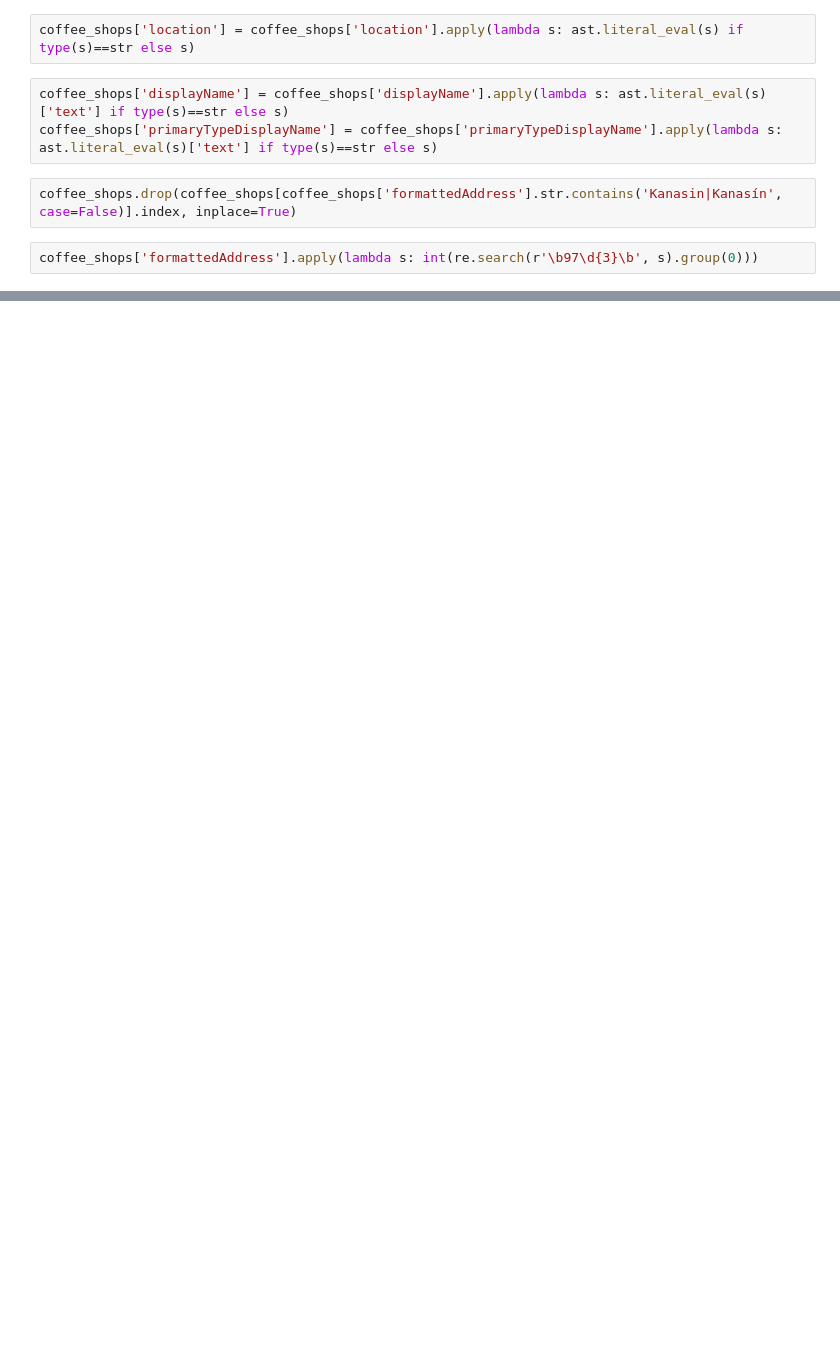
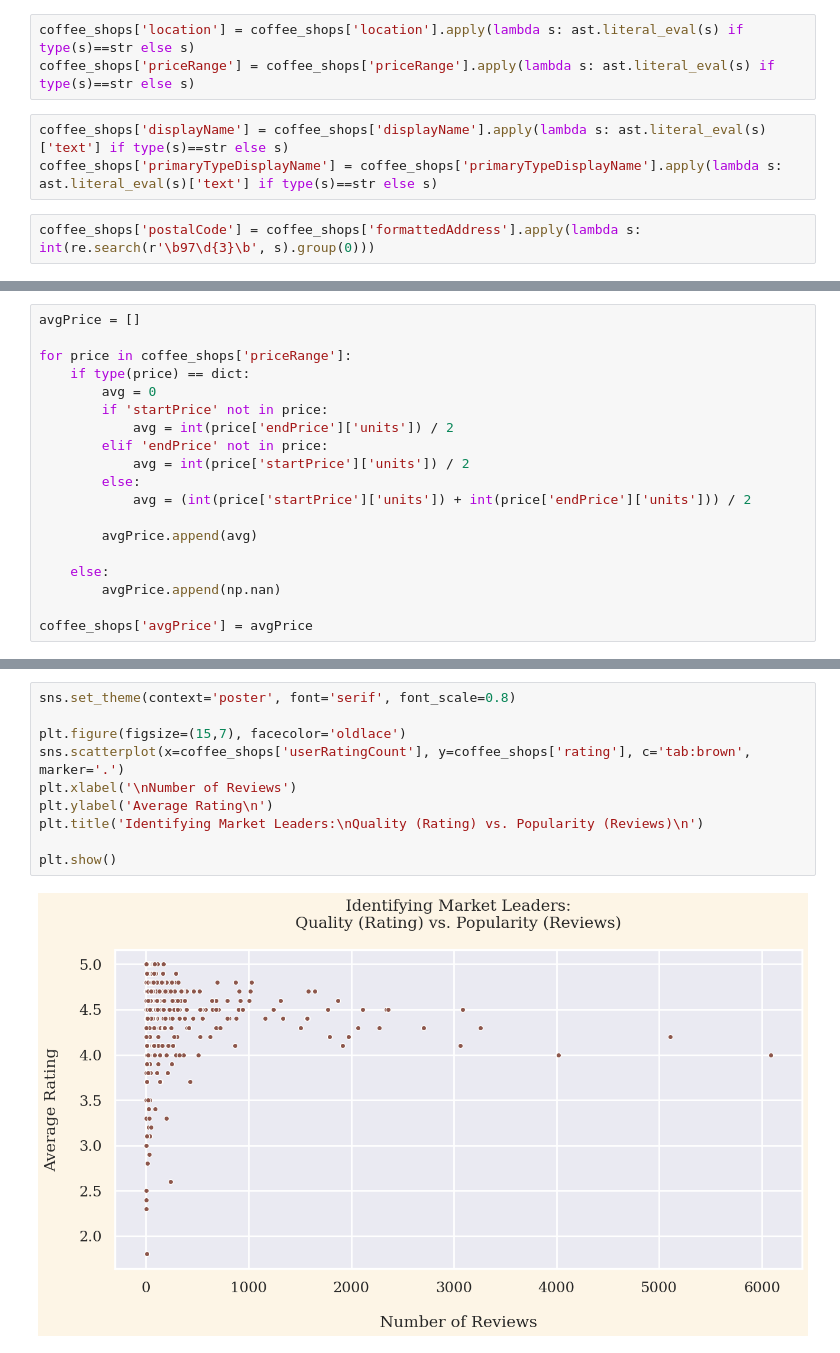
Before and after one commit to cj-chavarria/Merida-Coffee-Shops-Analysis, a Jupyter notebook: coffee-shops-analysis.ipynb, the cells around one changed output, grey strips where cells are left out. Drawn from its saved outputs; the diff is of its cells as text; blank space fills up the shorter version.

```diff
--- a/coffee-shops-analysis.ipynb
+++ b/coffee-shops-analysis.ipynb
@@ -78,9 +96,8 @@ coffee_shops.shape
 # %%
 coffee_shops['location'] = coffee_shops['location'].apply(lambda s: ast.literal_eval(s) if type(s)==str else s)
+coffee_shops['priceRange'] = coffee_shops['priceRange'].apply(lambda s: ast.literal_eval(s) if type(s)==str else s)
 # %%
 coffee_shops['displayName'] = coffee_shops['displayName'].apply(lambda s: ast.literal_eval(s)['text'] if type(s)==str else s)
 coffee_shops['primaryTypeDisplayName'] = coffee_shops['primaryTypeDisplayName'].apply(lambda s: ast.literal_eval(s)['text'] if type(s)==str else s)
-# %%
-coffee_shops.drop(coffee_shops[coffee_shops['formattedAddress'].str.contains('Kanasin|Kanasín', case=False)].index, inplace=True)
 # %%
-coffee_shops['formattedAddress'].apply(lambda s: int(re.search(r'\b97\d{3}\b', s).group(0)))
+coffee_shops['postalCode'] = coffee_shops['formattedAddress'].apply(lambda s: int(re.search(r'\b97\d{3}\b', s).group(0)))
@@ -99,0 +104,19 @@ Name: formattedAddress, Length: 630, dtype: int64
+# %%
+avgPrice = []
+
+for price in coffee_shops['priceRange']:
+    if type(price) == dict:
+        avg = 0
+        if 'startPrice' not in price:
+            avg = int(price['endPrice']['units']) / 2
+        elif 'endPrice' not in price:
+            avg = int(price['startPrice']['units']) / 2
+        else:
+            avg = (int(price['startPrice']['units']) + int(price['endPrice']['units'])) / 2
+
+        avgPrice.append(avg)
+
+    else:
+        avgPrice.append(np.nan)
+
+coffee_shops['avgPrice'] = avgPrice
@@ -99,0 +155,12 @@ Name: formattedAddress, Length: 630, dtype: int64
+# %%
+sns.set_theme(context='poster', font='serif', font_scale=0.8)
+
+plt.figure(figsize=(15,7), facecolor='oldlace')
+sns.scatterplot(x=coffee_shops['userRatingCount'], y=coffee_shops['rating'], c='tab:brown', marker='.')
+plt.xlabel('\nNumber of Reviews')
+plt.ylabel('Average Rating\n')
+plt.title('Identifying Market Leaders:\nQuality (Rating) vs. Popularity (Reviews)\n')
+
+plt.show()
+# %% [output]
+[figure, added]
```
Also changed, not shown: parts of 13 cells of this notebook.
